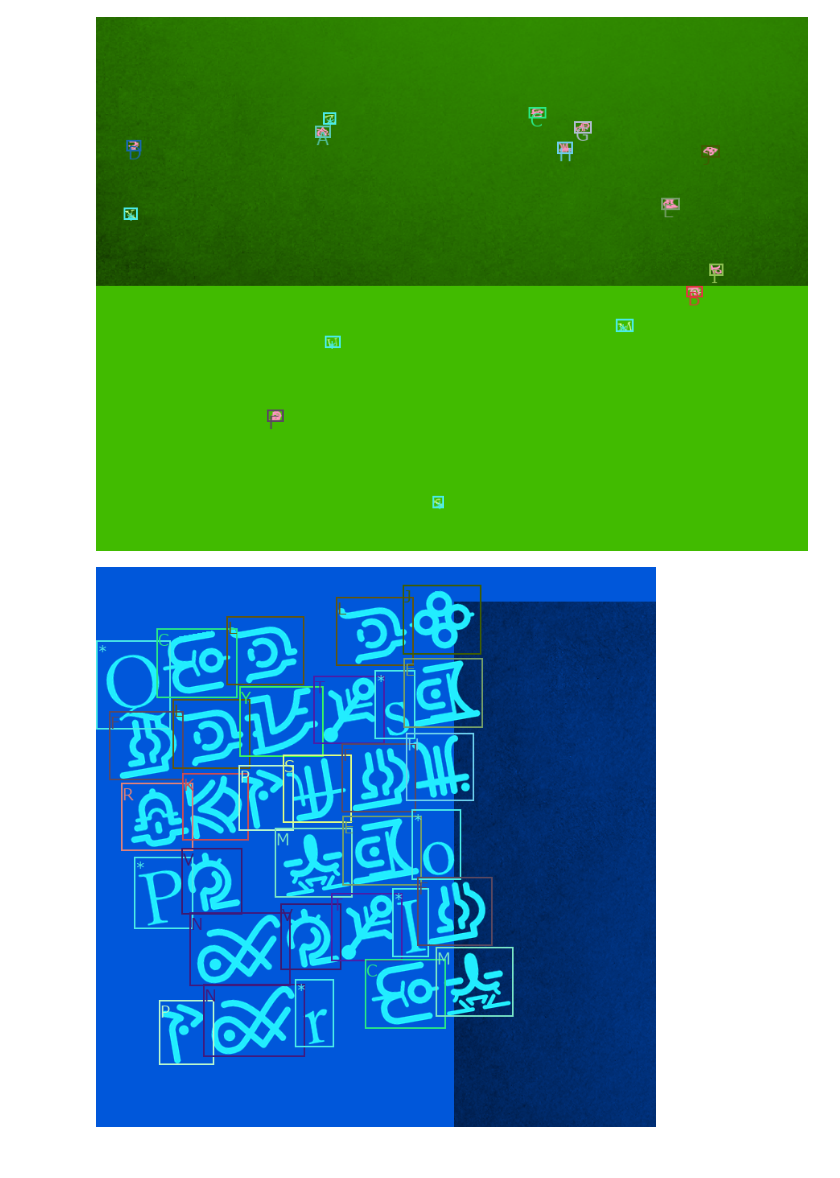
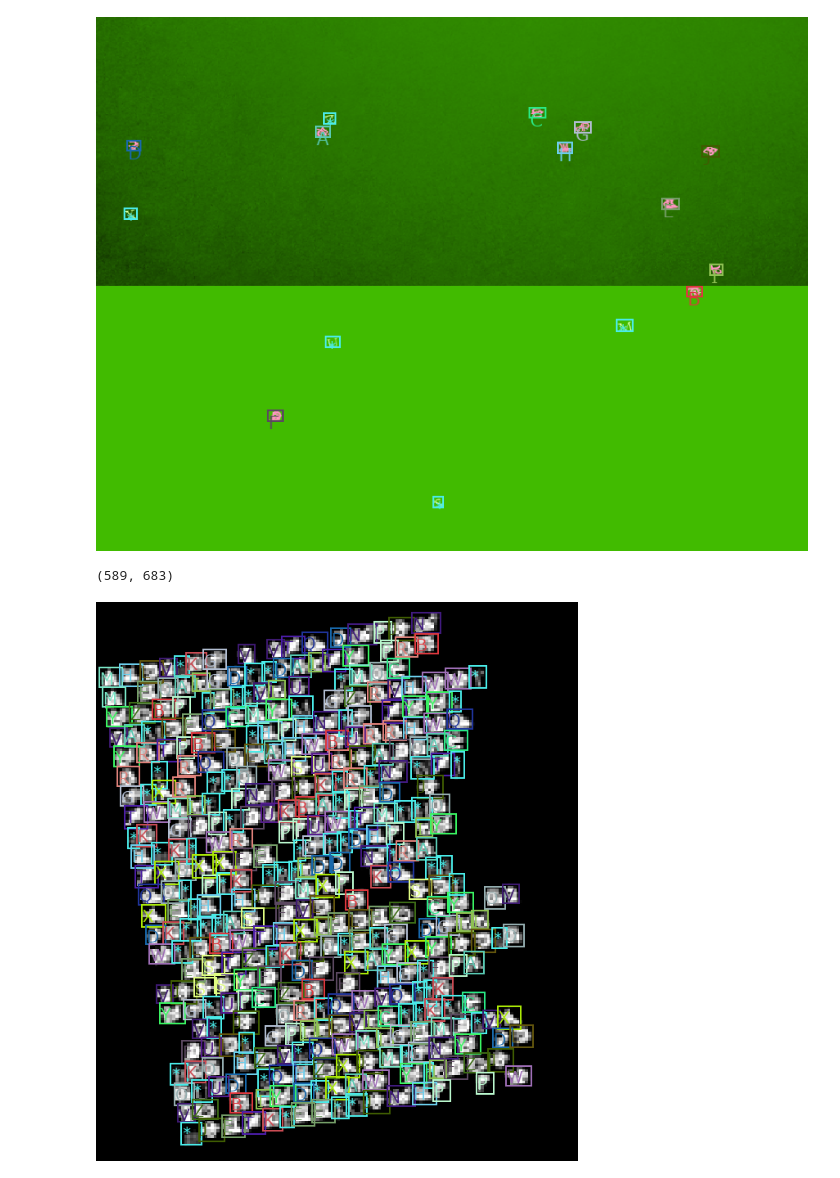
Before and after one commit to Ak0da/SoulGlyphRecognition, a Jupyter notebook: Create_Training_Set.ipynb, the cells around one changed output. Drawn from its saved outputs; the diff is of its cells as text; code cells hidden in the pictures.

```diff
--- a/Create_Training_Set.ipynb
+++ b/Create_Training_Set.ipynb
@@ -227,16 +250,18 @@ def createWordImage(pixelSize=(600,600),resizeDim=(800,800), nPerturbs=5, font=N
 
             x0,y0,width,height = usedFont.getbbox(symbol)
 
+            maxOffsetX = baseFontSize//8
+            fontOffsetX = random.randrange(-maxOffsetX,max(1,maxOffsetX))
             fontOffsetY = yBaseOffset*baseFontSize
-            draw1.text((x,y+fontOffsetY), symbol, foreground, font=usedFont)
+            draw1.text((x+fontOffsetX,y+fontOffsetY), symbol, foreground, font=usedFont)
 
 
             if label+1 < len(alphabet):
                 recordedLabel = int(not isPerturb)*(label+1)  #0 is for background
                 info['boxes'].append([
-                    x-padding,
+                    x+fontOffsetX-padding,
                     y-padding,
-                    x+width+padding,
+                    x+width+fontOffsetX+padding,
                     y+height+padding
                 ])
                 info['labels'].append(recordedLabel)
@@ -271,25 +296,26 @@ def createWordImage(pixelSize=(600,600),resizeDim=(800,800), nPerturbs=5, font=N
     ratioX = resizeDim[0]/newPixelSize[0]
     ratioY = resizeDim[1]/newPixelSize[1]
     affineData = (1/ratioX,0,0, 0,1/ratioY,0)
-    #image_rot = image_rot.copy().transform(resizeDim, Image.Transform.AFFINE, data=affineData, resample=Image.Resampling.NEAREST)
-    #info['boxes'] = [[box[0]*ratioX,box[1]*ratioY,box[2]*ratioX,box[3]*ratioY,] for box in info['boxes']]
+    image_rot = image_rot.copy().transform(resizeDim, Image.Transform.AFFINE, data=affineData, resample=Image.Resampling.NEAREST)
+    info['boxes'] = [[box[0]*ratioX,box[1]*ratioY,box[2]*ratioX,box[3]*ratioY,] for box in info['boxes']]
 
     #image_rot.show()
     return image_rot, info
 # %%
 img_test2,info_test2 = createWordImage(
-    pixelSize=(600,600),
-    resizeDim=(800,600),
+    pixelSize=(134, 173),
+    resizeDim=(589, 683),
     nPerturbs=5,
-    font=ImageFont.truetype("./Fonts/SoulVector.ttf", 90),
+    font=ImageFont.truetype("./Fonts/SoulGlyph.ttf", 7),
     yBaseOffset=0.0,
     angle=10.0,
-    seed=10
+    seed=14
 )
-
+print(img_test2.size)
 displayCoords(img_test2, info_test2['boxes'], info_test2['labels'])
 # %% [output]
+(589, 683)
-[figure, old version]
+[figure, new version]
 # %%
 def createTrainingSet():
 
```
Also changed, not shown: parts of 4 cells of this notebook, 3 other files.
